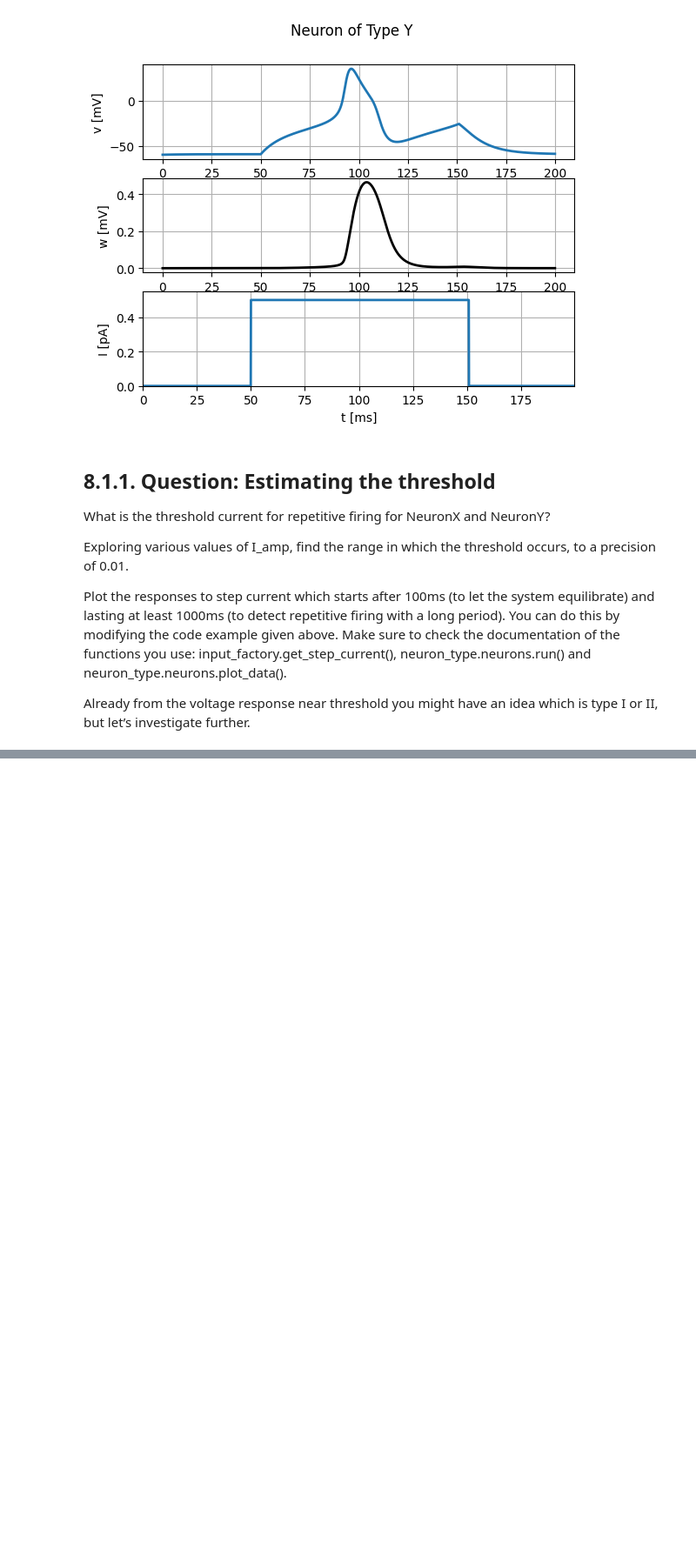
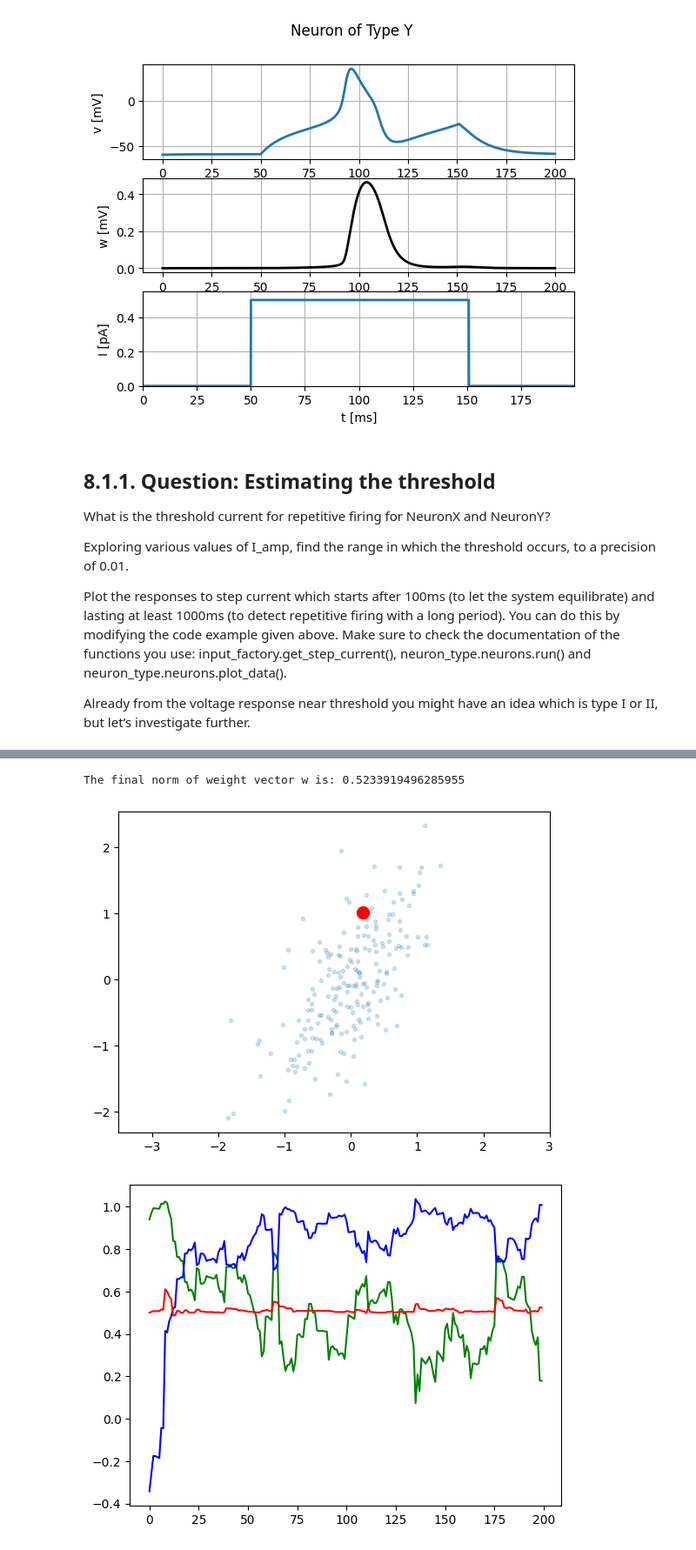
Before and after one commit to LilyHeAsamiko/Neuroscience, a Jupyter notebook: Neuronal Dynamics Exercise0.ipynb, the cells around one changed output, grey strips where cells are left out. Shown at 87% size. Cells and saved outputs as stored; diff of their text form; code cells hidden in the pictures; blank space fills up the shorter version.

```diff
--- a/Neuronal Dynamics Exercise0.ipynb
+++ b/Neuronal Dynamics Exercise0.ipynb
@@ -172,0 +213,18 @@ a_neuron_of_type_Y is : Type I
+# %%
+import neurodynex3.ojas_rule.oja as oja
+import matplotlib.pyplot as plt
+
+cloud = oja.make_cloud(n=200, ratio=.4, angle=60)
+wcourse = oja.learn(cloud, initial_angle=-20, eta=0.2)
+plt.scatter(cloud[:, 0], cloud[:, 1], marker=".", alpha=.2)
+plt.plot(wcourse[-1, 0], wcourse[-1, 1], "or", markersize=10)
+plt.axis('equal')
+plt.figure()
+plt.plot(wcourse[:, 0], "g")
+plt.plot(wcourse[:, 1], "b")
+plt.plot((wcourse[:, 0]**2+wcourse[:, 1]**2)**1/2, "r")
+print("The final norm of weight vector w is: {}".format((wcourse[-1, 0]**2+wcourse[-1, 1]**2)**1/2))
+# %% [output]
+The final norm of weight vector w is: 0.5233919496285955
+[figure, added]
+[figure, added]
```
Also changed, not shown: parts of 8 cells of this notebook, 6 other files.
